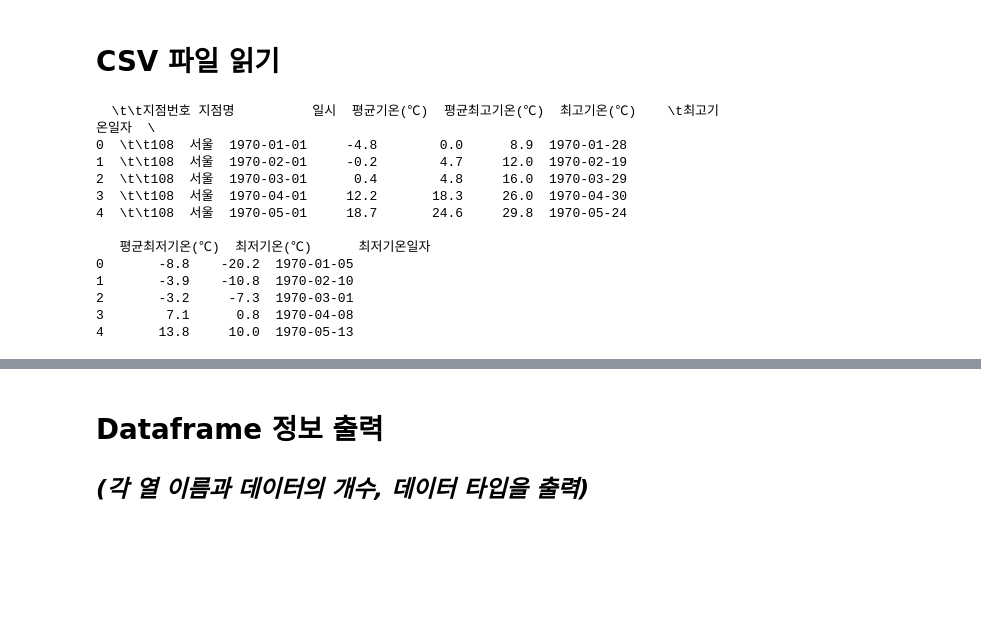
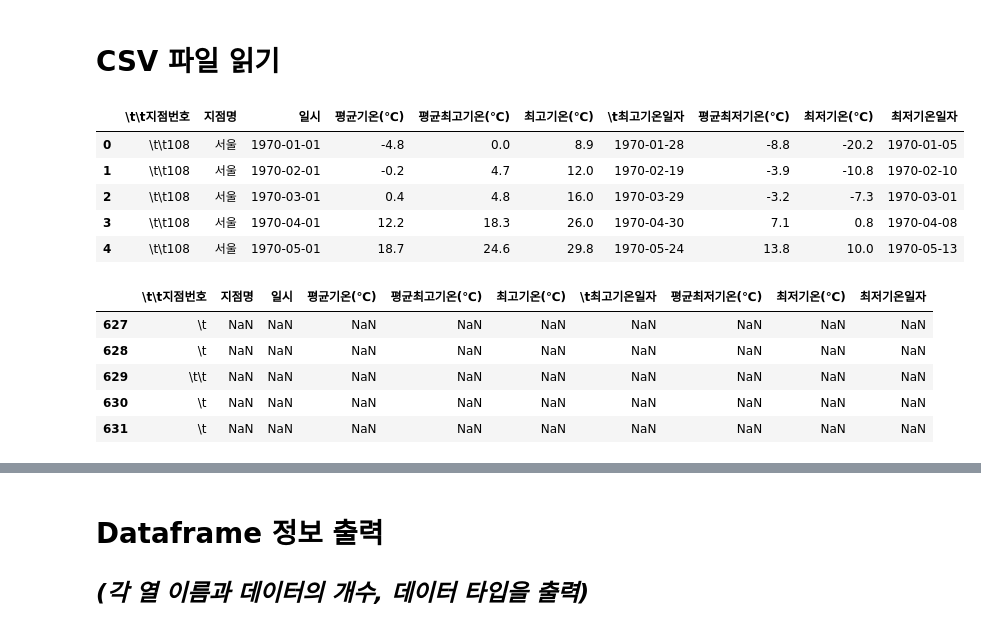
Before and after one commit to 951237/ai_graduate, a Jupyter notebook: 4th_machineLearing/220729_서울날씨 데이터/서울날씨_데이터시각화.ipynb, the cells around one changed output, grey strips where cells are left out. Drawn from its saved outputs; the diff is of its cells as text; code cells hidden in the pictures; blank space fills up the shorter version.

```diff
--- a/4th_machineLearing/220729_서울날씨 데이터/서울날씨_데이터시각화.ipynb
+++ b/4th_machineLearing/220729_서울날씨 데이터/서울날씨_데이터시각화.ipynb
@@ -27,18 +27,20 @@ import numpy as np
 # CSV 파일 읽기
 # %%
 df = pd.read_csv('data.csv', encoding='cp949')
-print(df.head())
+df.head()
 # %% [output]
-  \t\t지점번호 지점명          일시  평균기온(℃)  평균최고기온(℃)  최고기온(℃)    \t최고기온일자  \
-0  \t\t108  서울  1970-01-01     -4.8        0.0      8.9  1970-01-28
-1  \t\t108  서울  1970-02-01     -0.2        4.7     12.0  1970-02-19
-2  \t\t108  서울  1970-03-01      0.4        4.8     16.0  1970-03-29
-3  \t\t108  서울  1970-04-01     12.2       18.3     26.0  1970-04-30
-4  \t\t108  서울  1970-05-01     18.7       24.6     29.8  1970-05-24
-
-   평균최저기온(℃)  최저기온(℃)      최저기온일자
-0       -8.8    -20.2  1970-01-05
-1       -3.9    -10.8  1970-02-10
-2       -3.2     -7.3  1970-03-01
-3        7.1      0.8  1970-04-08
-4       13.8     10.0  1970-05-13
+|  | \t\t지점번호 | 지점명 | 일시 | 평균기온(℃) | 평균최고기온(℃) | 최고기온(℃) | \t최고기온일자 | 평균최저기온(℃) | 최저기온(℃) | 최저기온일자 |
+| 0 | \t\t108 | 서울 | 1970-01-01 | -4.8 | 0.0 | 8.9 | 1970-01-28 | -8.8 | -20.2 | 1970-01-05 |
+| 1 | \t\t108 | 서울 | 1970-02-01 | -0.2 | 4.7 | 12.0 | 1970-02-19 | -3.9 | -10.8 | 1970-02-10 |
+| 2 | \t\t108 | 서울 | 1970-03-01 | 0.4 | 4.8 | 16.0 | 1970-03-29 | -3.2 | -7.3 | 1970-03-01 |
+| 3 | \t\t108 | 서울 | 1970-04-01 | 12.2 | 18.3 | 26.0 | 1970-04-30 | 7.1 | 0.8 | 1970-04-08 |
+| 4 | \t\t108 | 서울 | 1970-05-01 | 18.7 | 24.6 | 29.8 | 1970-05-24 | 13.8 | 10.0 | 1970-05-13 |
+# %%
+df.tail()
+# %% [output]
+|  | \t\t지점번호 | 지점명 | 일시 | 평균기온(℃) | 평균최고기온(℃) | 최고기온(℃) | \t최고기온일자 | 평균최저기온(℃) | 최저기온(℃) | 최저기온일자 |
+| 627 | \t | NaN | NaN | NaN | NaN | NaN | NaN | NaN | NaN | NaN |
+| 628 | \t | NaN | NaN | NaN | NaN | NaN | NaN | NaN | NaN | NaN |
+| 629 | \t\t | NaN | NaN | NaN | NaN | NaN | NaN | NaN | NaN | NaN |
+| 630 | \t | NaN | NaN | NaN | NaN | NaN | NaN | NaN | NaN | NaN |
+| 631 | \t | NaN | NaN | NaN | NaN | NaN | NaN | NaN | NaN | NaN |
```
Also changed, not shown: parts of 6 cells of this notebook, 1 other file.
